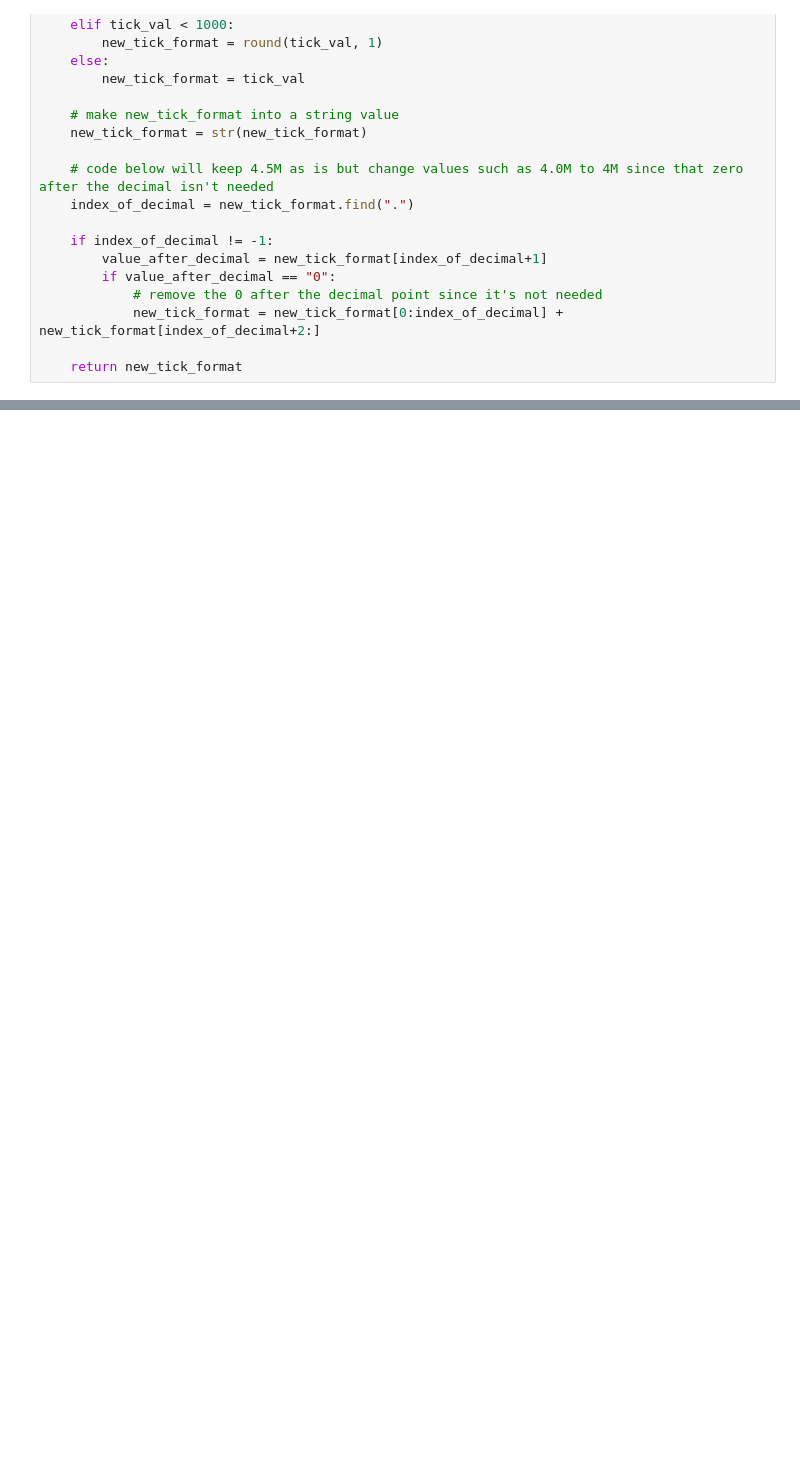
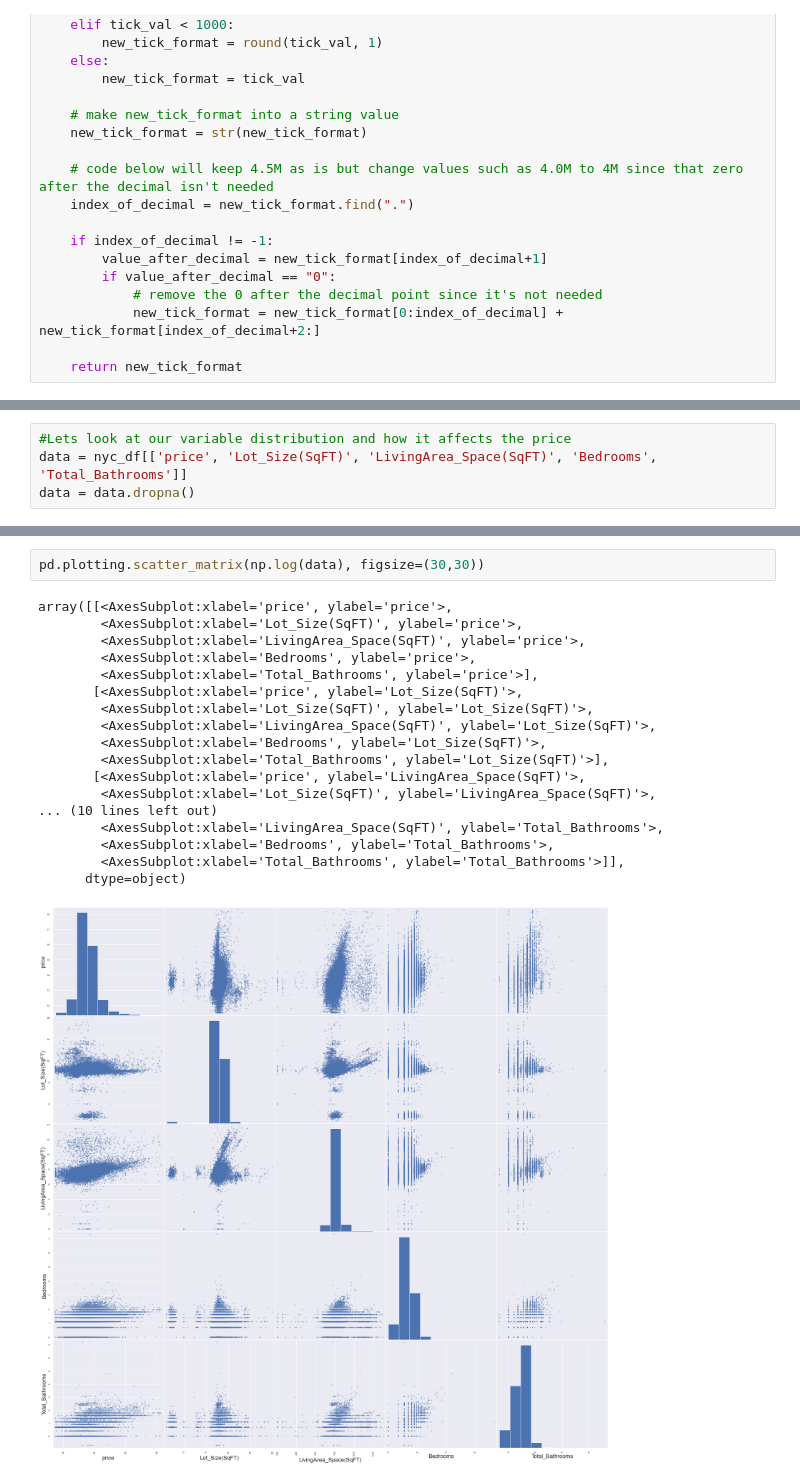
Before and after one commit to izinex/Springboard-Data-Science, a Jupyter notebook: Capstone 2/Notebooks/02_Exploratory_Data_Analysis.ipynb, the cells around one changed output, grey strips where cells are left out. Cells and saved outputs as stored; diff of their text form; blank space fills up the shorter version.

```diff
--- a/Capstone 2/Notebooks/02_Exploratory_Data_Analysis.ipynb
+++ b/Capstone 2/Notebooks/02_Exploratory_Data_Analysis.ipynb
@@ -152,0 +165,4 @@ ax.yaxis.set_major_formatter(tick.FuncFormatter(reformat_large_tick_values));
+# %%
+#Lets look at our variable distribution and how it affects the price
+data = nyc_df[['price', 'Lot_Size(SqFT)', 'LivingArea_Space(SqFT)', 'Bedrooms', 'Total_Bathrooms']]
+data = data.dropna()
@@ -152,0 +189,21 @@ ax.yaxis.set_major_formatter(tick.FuncFormatter(reformat_large_tick_values));
+# %%
+pd.plotting.scatter_matrix(np.log(data), figsize=(30,30))
+# %% [output]
+array([[<AxesSubplot:xlabel='price', ylabel='price'>,
+        <AxesSubplot:xlabel='Lot_Size(SqFT)', ylabel='price'>,
+        <AxesSubplot:xlabel='LivingArea_Space(SqFT)', ylabel='price'>,
+        <AxesSubplot:xlabel='Bedrooms', ylabel='price'>,
+        <AxesSubplot:xlabel='Total_Bathrooms', ylabel='price'>],
+       [<AxesSubplot:xlabel='price', ylabel='Lot_Size(SqFT)'>,
+        <AxesSubplot:xlabel='Lot_Size(SqFT)', ylabel='Lot_Size(SqFT)'>,
+        <AxesSubplot:xlabel='LivingArea_Space(SqFT)', ylabel='Lot_Size(SqFT)'>,
+        <AxesSubplot:xlabel='Bedrooms', ylabel='Lot_Size(SqFT)'>,
+        <AxesSubplot:xlabel='Total_Bathrooms', ylabel='Lot_Size(SqFT)'>],
+       [<AxesSubplot:xlabel='price', ylabel='LivingArea_Space(SqFT)'>,
+        <AxesSubplot:xlabel='Lot_Size(SqFT)', ylabel='LivingArea_Space(SqFT)'>,
+... (10 lines left out)
+        <AxesSubplot:xlabel='LivingArea_Space(SqFT)', ylabel='Total_Bathrooms'>,
+        <AxesSubplot:xlabel='Bedrooms', ylabel='Total_Bathrooms'>,
+        <AxesSubplot:xlabel='Total_Bathrooms', ylabel='Total_Bathrooms'>]],
+      dtype=object)
+[figure, added]
```
Also changed, not shown: parts of 7 cells of this notebook, 3 other files.
